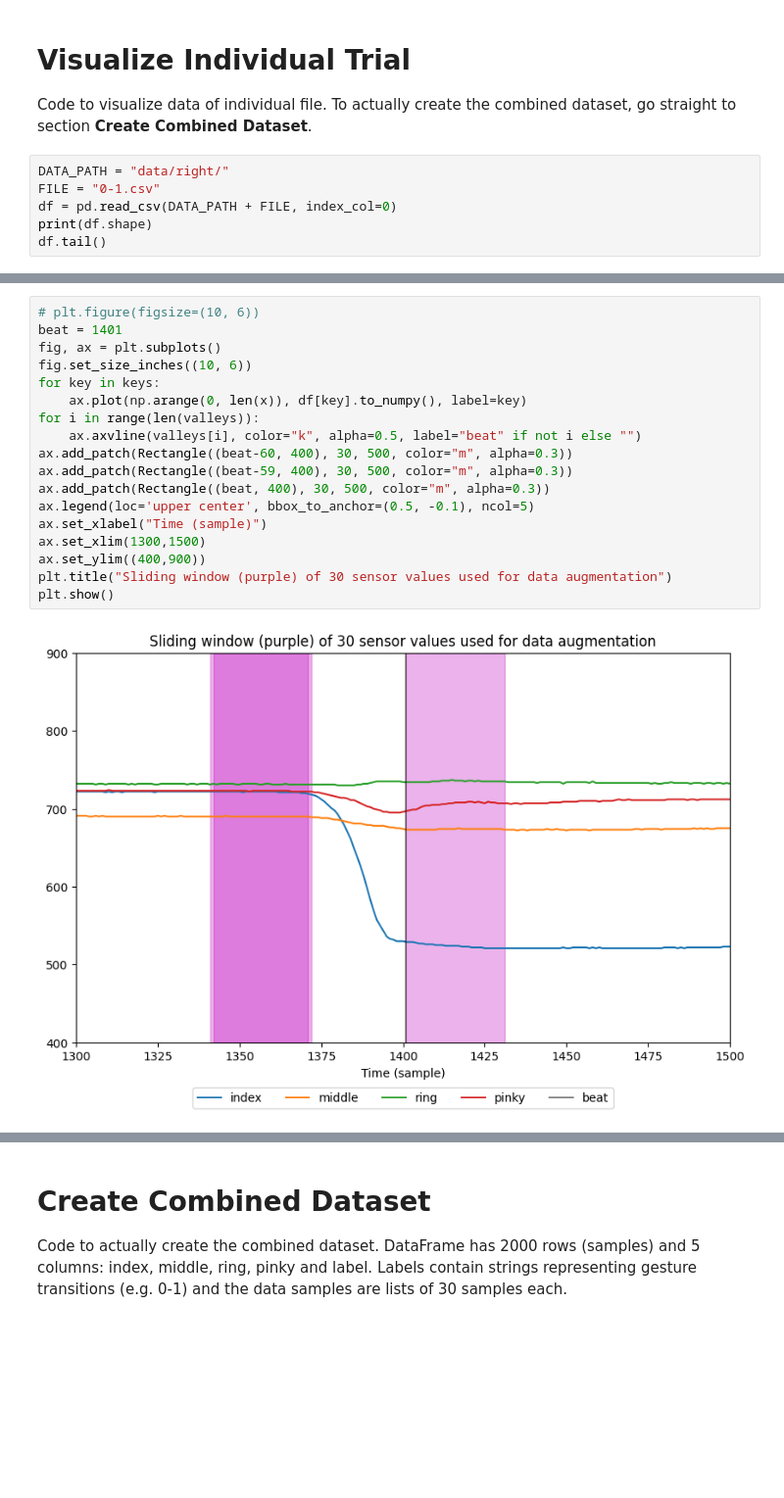
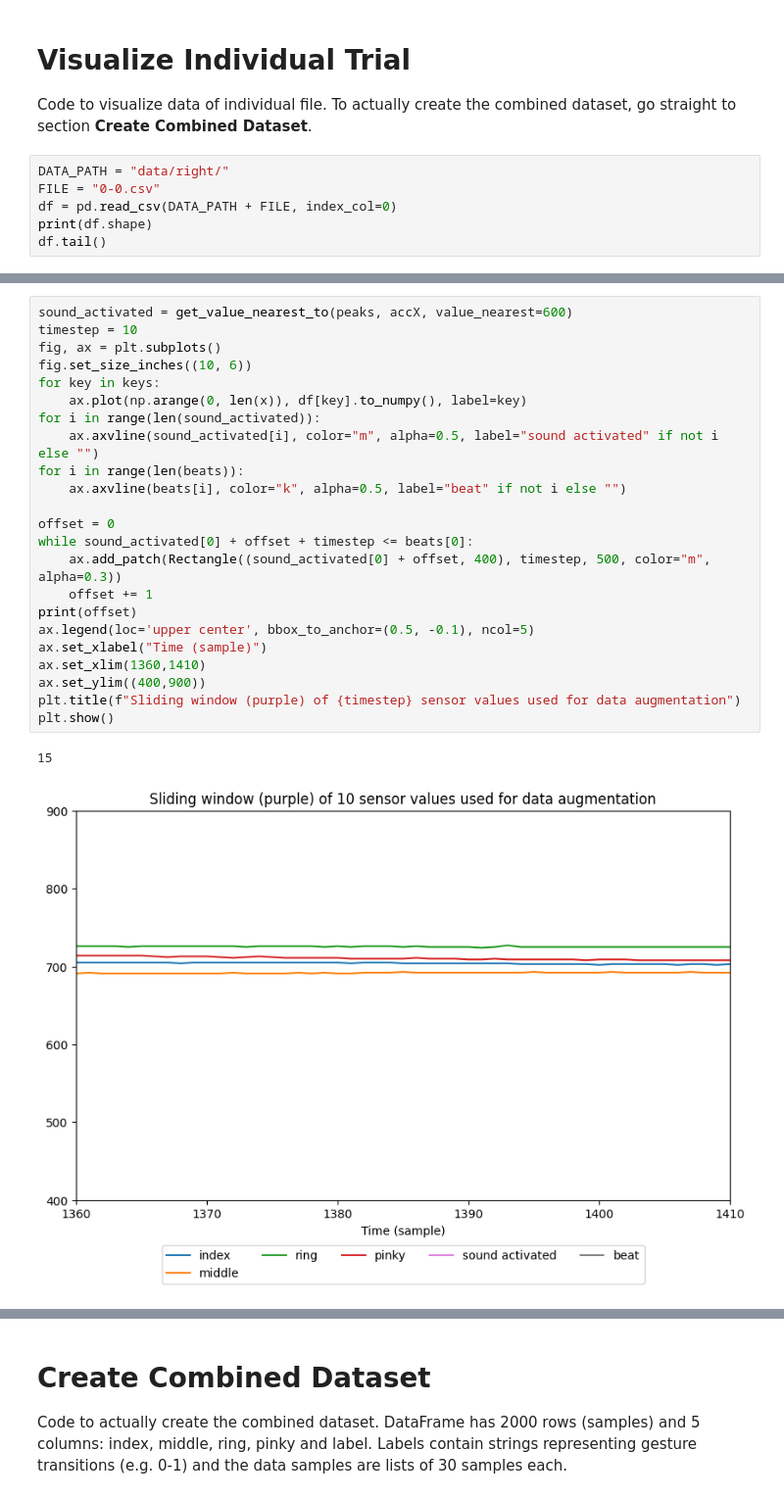
Before and after one commit to rachung2510/oppy, a Jupyter notebook: create_dataset.ipynb, the cells around one changed output, grey strips where cells are left out. Shown at 98% size. Drawn from its saved outputs; the diff is of its cells as text; blank space fills up the shorter version.

Commit message:
shorten timestep, redefine beat to acc=0 & remove scaling

```diff
--- a/create_dataset.ipynb
+++ b/create_dataset.ipynb
@@ -128,7 +159,7 @@ def get_valleys(x, n):
 Code to visualize data of individual file. To actually create the combined dataset, go straight to section **Create Combined Dataset**.
 # %%
 DATA_PATH = "data/right/"
-FILE = "0-1.csv"
+FILE = "0-0.csv"
 df = pd.read_csv(DATA_PATH + FILE, index_col=0)
 print(df.shape)
 df.tail()
@@ -200,21 +219,27 @@ Number of beats: 100
 # %%
-# plt.figure(figsize=(10, 6))
-beat = 1401
+sound_activated = get_value_nearest_to(peaks, accX, value_nearest=600)
+timestep = 10
 fig, ax = plt.subplots()
 fig.set_size_inches((10, 6))
 for key in keys:
     ax.plot(np.arange(0, len(x)), df[key].to_numpy(), label=key)
-for i in range(len(valleys)):
-    ax.axvline(valleys[i], color="k", alpha=0.5, label="beat" if not i else "")
-ax.add_patch(Rectangle((beat-60, 400), 30, 500, color="m", alpha=0.3))
-ax.add_patch(Rectangle((beat-59, 400), 30, 500, color="m", alpha=0.3))
-ax.add_patch(Rectangle((beat, 400), 30, 500, color="m", alpha=0.3))
+for i in range(len(sound_activated)):
+    ax.axvline(sound_activated[i], color="m", alpha=0.5, label="sound activated" if not i else "")
+for i in range(len(beats)):
+    ax.axvline(beats[i], color="k", alpha=0.5, label="beat" if not i else "")
+
+offset = 0
+while sound_activated[0] + offset + timestep <= beats[0]:
+    ax.add_patch(Rectangle((sound_activated[0] + offset, 400), timestep, 500, color="m", alpha=0.3))
+    offset += 1
+print(offset)
 ax.legend(loc='upper center', bbox_to_anchor=(0.5, -0.1), ncol=5)
 ax.set_xlabel("Time (sample)")
-ax.set_xlim(1300,1500)
+ax.set_xlim(1360,1410)
 ax.set_ylim((400,900))
-plt.title("Sliding window (purple) of 30 sensor values used for data augmentation")
+plt.title(f"Sliding window (purple) of {timestep} sensor values used for data augmentation")
 plt.show()
 # %% [output]
+15
-[figure, old version]
+[figure, new version]
 # %%
```
Also changed, not shown: parts of 6 cells of this notebook.
